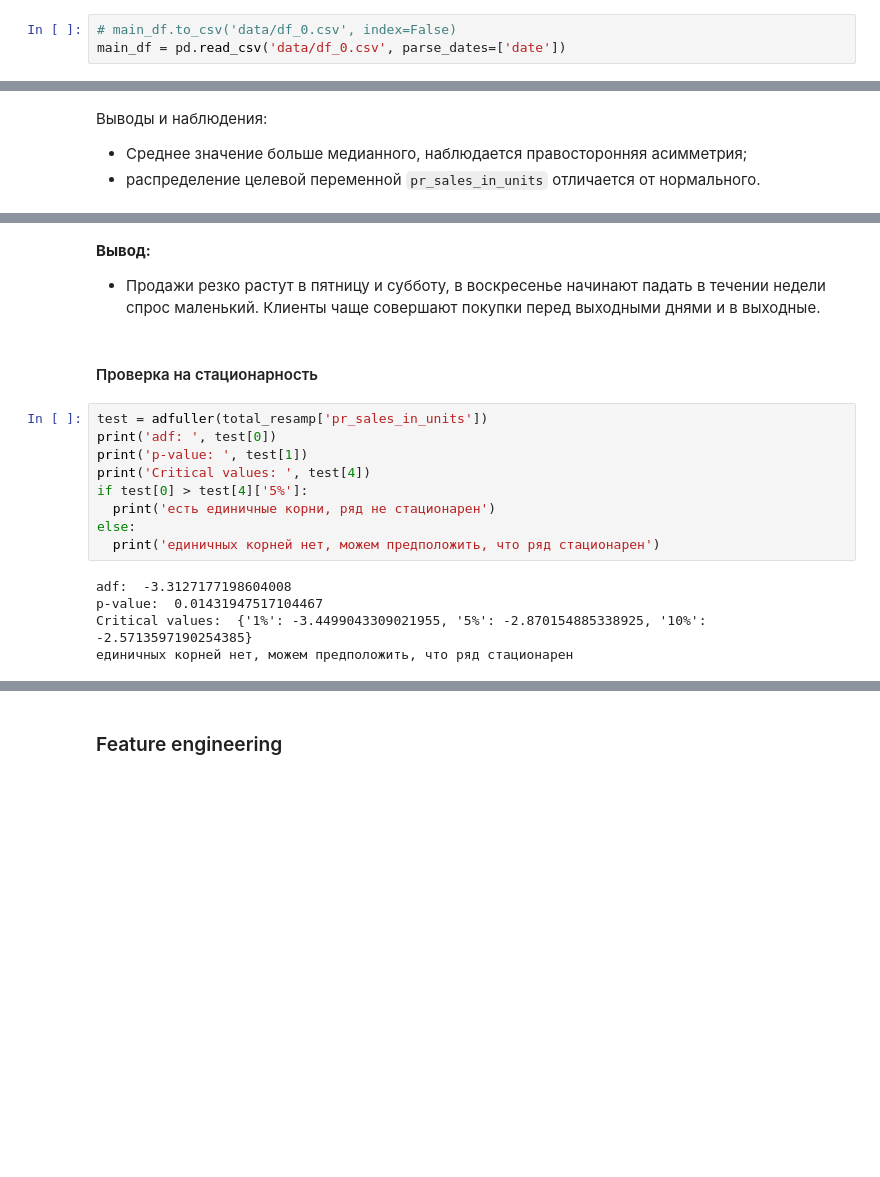
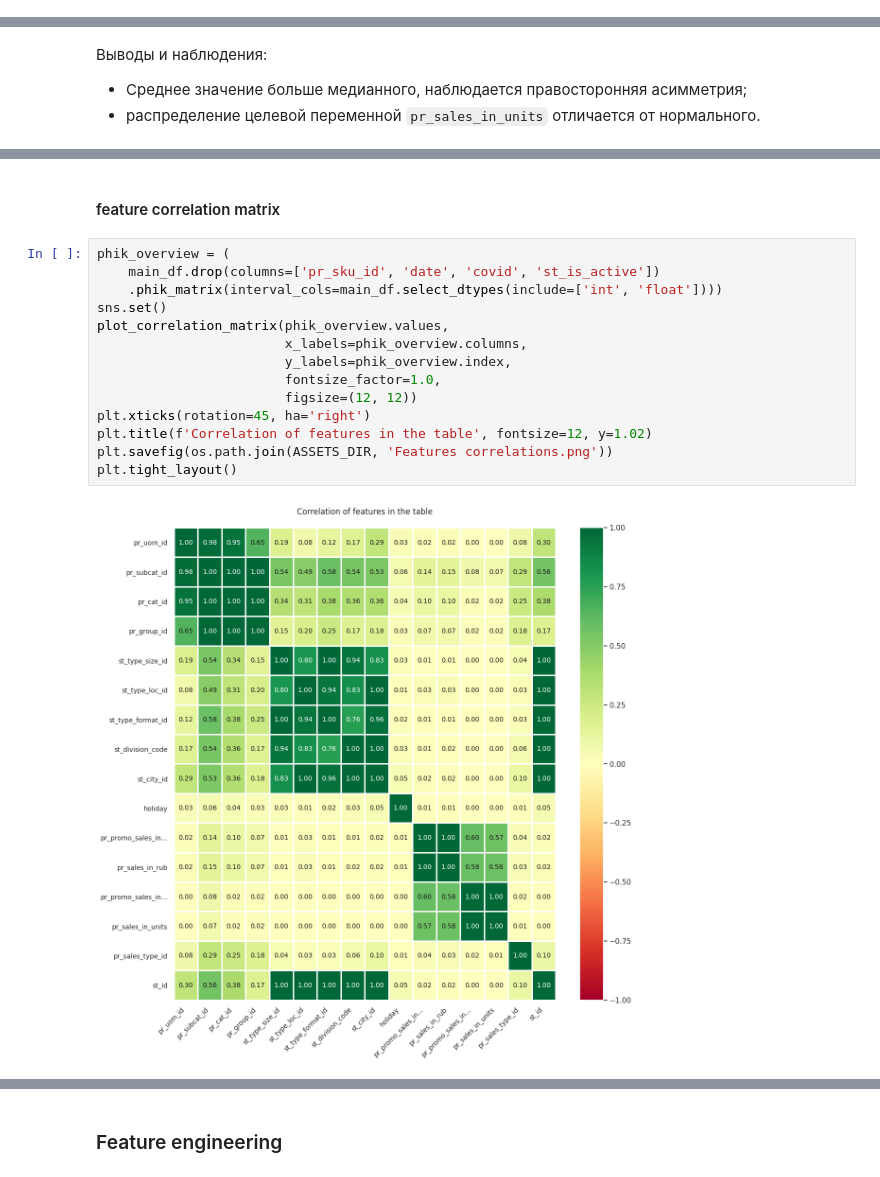
Before and after one commit to denis-42ds/demand_forecast_lenta, a Jupyter notebook: demand_forecast.ipynb, the cells around one changed output, grey strips where cells are left out. Cells and saved outputs as stored; diff of their text form; blank space fills up the shorter version.

```diff
--- a/demand_forecast.ipynb
+++ b/demand_forecast.ipynb
@@ -427,3 +453,0 @@ main_df = main_df[main_df['pr_sales_in_units'] > 0].reset_index(drop=True)
-# %%
-# main_df.to_csv('data/df_0.csv', index=False)
-main_df = pd.read_csv('data/df_0.csv', parse_dates=['date'])
@@ -881,19 +598,18 @@ plt.show()
-# %% [markdown]
-**Вывод:**
-- Продажи резко растут в пятницу и субботу, в воскресенье начинают падать в течении недели спрос маленький. Клиенты чаще совершают покупки перед выходными днями и в выходные.
-# %% [markdown]
-#### Проверка на стационарность
-# %%
-test = adfuller(total_resamp['pr_sales_in_units'])
-print('adf: ', test[0])
-print('p-value: ', test[1])
-print('Critical values: ', test[4])
-if test[0] > test[4]['5%']:
-  print('есть единичные корни, ряд не стационарен')
-else:
-  print('единичных корней нет, можем предположить, что ряд стационарен')
-# %% [output]
-adf:  -3.3127177198604008
-p-value:  0.01431947517104467
-Critical values:  {'1%': -3.4499043309021955, '5%': -2.870154885338925, '10%': -2.5713597190254385}
-единичных корней нет, можем предположить, что ряд стационарен
+# %% [markdown]
+#### feature correlation matrix
+# %%
+phik_overview = (
+    main_df.drop(columns=['pr_sku_id', 'date', 'covid', 'st_is_active'])
+    .phik_matrix(interval_cols=main_df.select_dtypes(include=['int', 'float'])))
+sns.set()
+plot_correlation_matrix(phik_overview.values,
+						x_labels=phik_overview.columns,
+						y_labels=phik_overview.index,
+						fontsize_factor=1.0,
+						figsize=(12, 12))
+plt.xticks(rotation=45, ha='right')
+plt.title(f'Correlation of features in the table', fontsize=12, y=1.02)
+plt.savefig(os.path.join(ASSETS_DIR, 'Features correlations.png'))
+plt.tight_layout()
+# %% [output]
+[figure, added]
```
Also changed, not shown: parts of 83 cells of this notebook, 7 other files.
